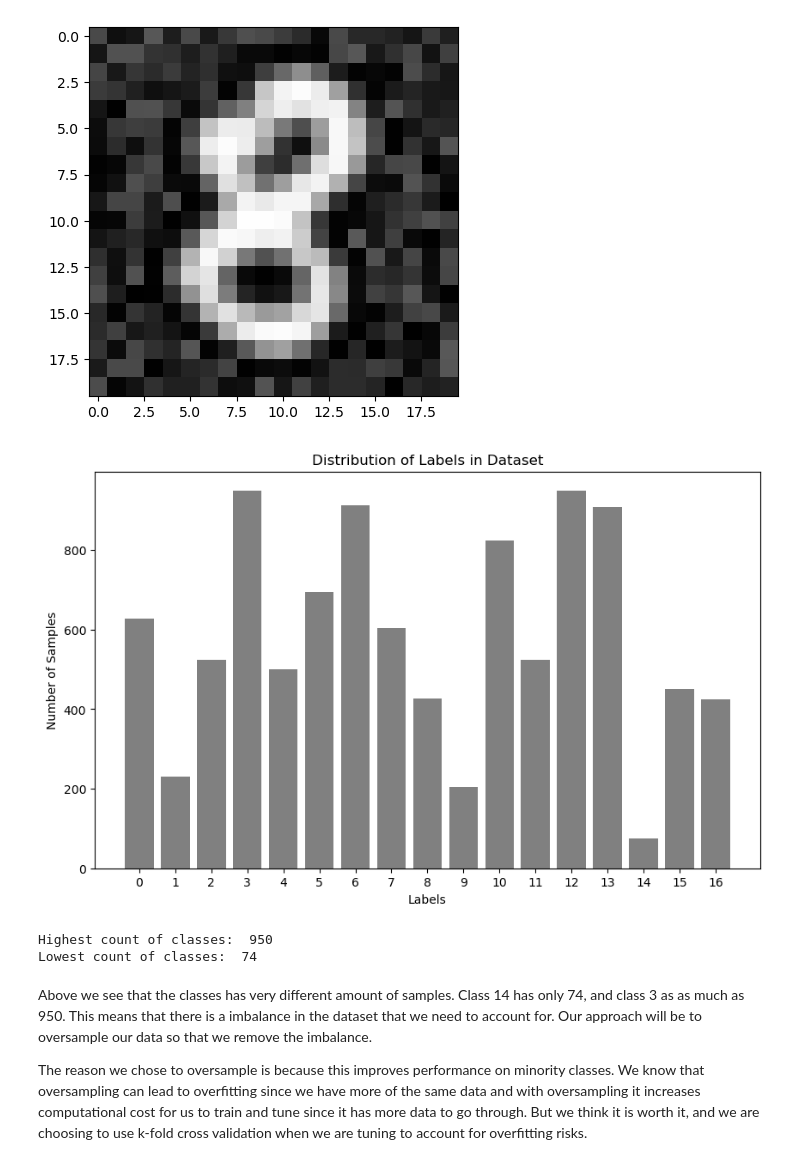
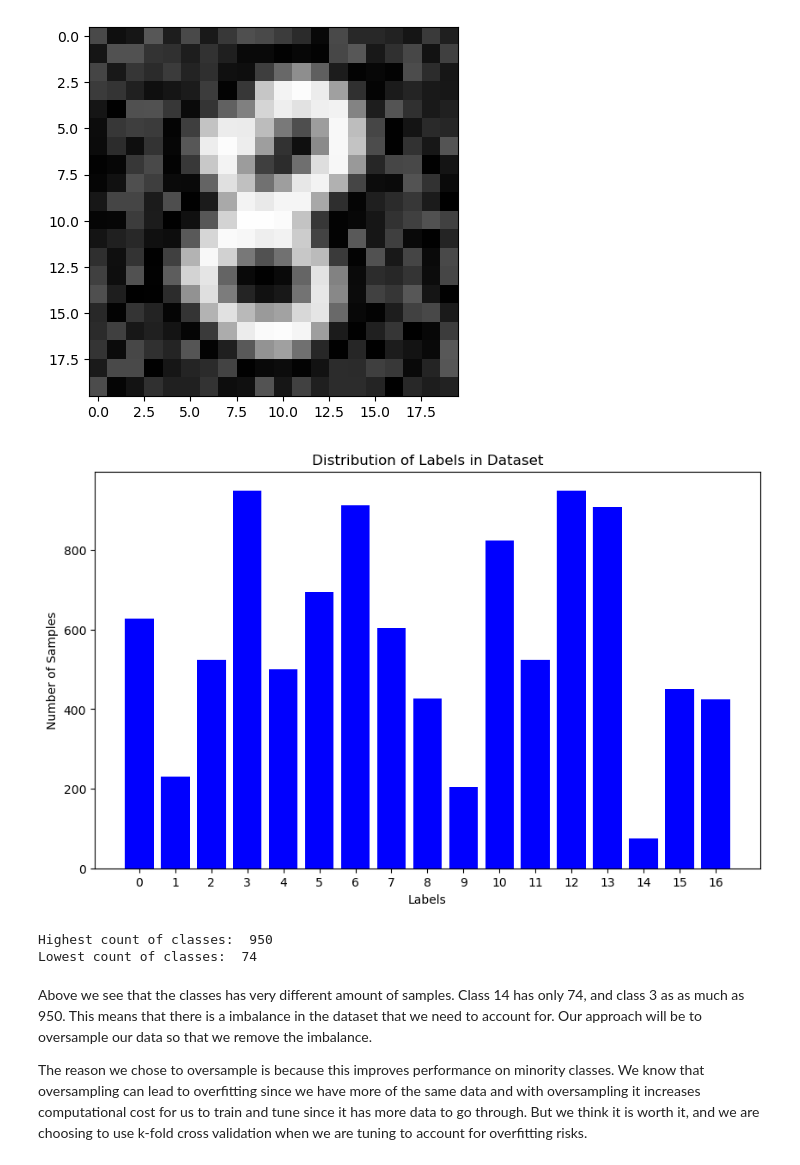
Before and after one commit to eliashovdenes/Machine-Learning-Handwritten-Character-Recognition, a Jupyter notebook: Oblig2.ipynb, the cells around one changed output. Drawn from its saved outputs; the diff is of its cells as text; code cells hidden in the pictures.

```diff
--- a/Oblig2.ipynb
+++ b/Oblig2.ipynb
@@ -49,24 +34,24 @@ plt.show()
 # %%
 # Visualizing the distribution of classes in the dataset
 label_counts = Counter(y)
 labels = list(label_counts.keys())
 counts = list(label_counts.values())
 sorted_labels_counts = sorted(zip(labels, counts), key=lambda x: x[0])
 sorted_labels, sorted_counts = zip(*sorted_labels_counts)
 
 
 plt.figure(figsize=(10, 6))
-plt.bar(sorted_labels, sorted_counts, color='gray')
+plt.bar(sorted_labels, sorted_counts, color='blue')
 plt.xlabel('Labels')
 plt.ylabel('Number of Samples')
 plt.title('Distribution of Labels in Dataset')
 plt.xticks(sorted_labels)
 plt.show()
 
 print("Highest count of classes: ", max(label_counts.values()))
 print("Lowest count of classes: ", min(label_counts.values()))
 # %% [output]
-[figure, old version]
+[figure, new version]
 Highest count of classes:  950
 Lowest count of classes:  74
 # %% [markdown]
```
Also changed, not shown: parts of 40 cells of this notebook.
